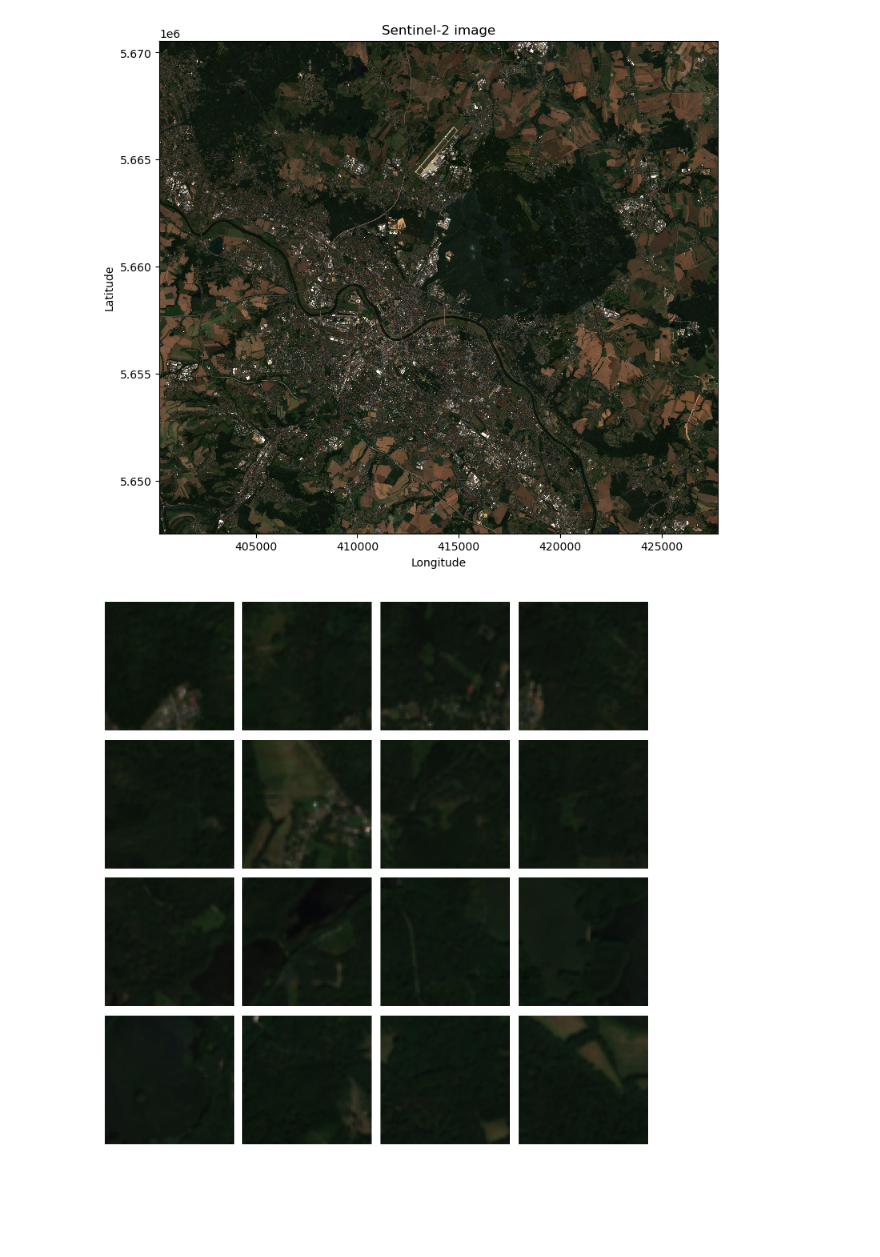
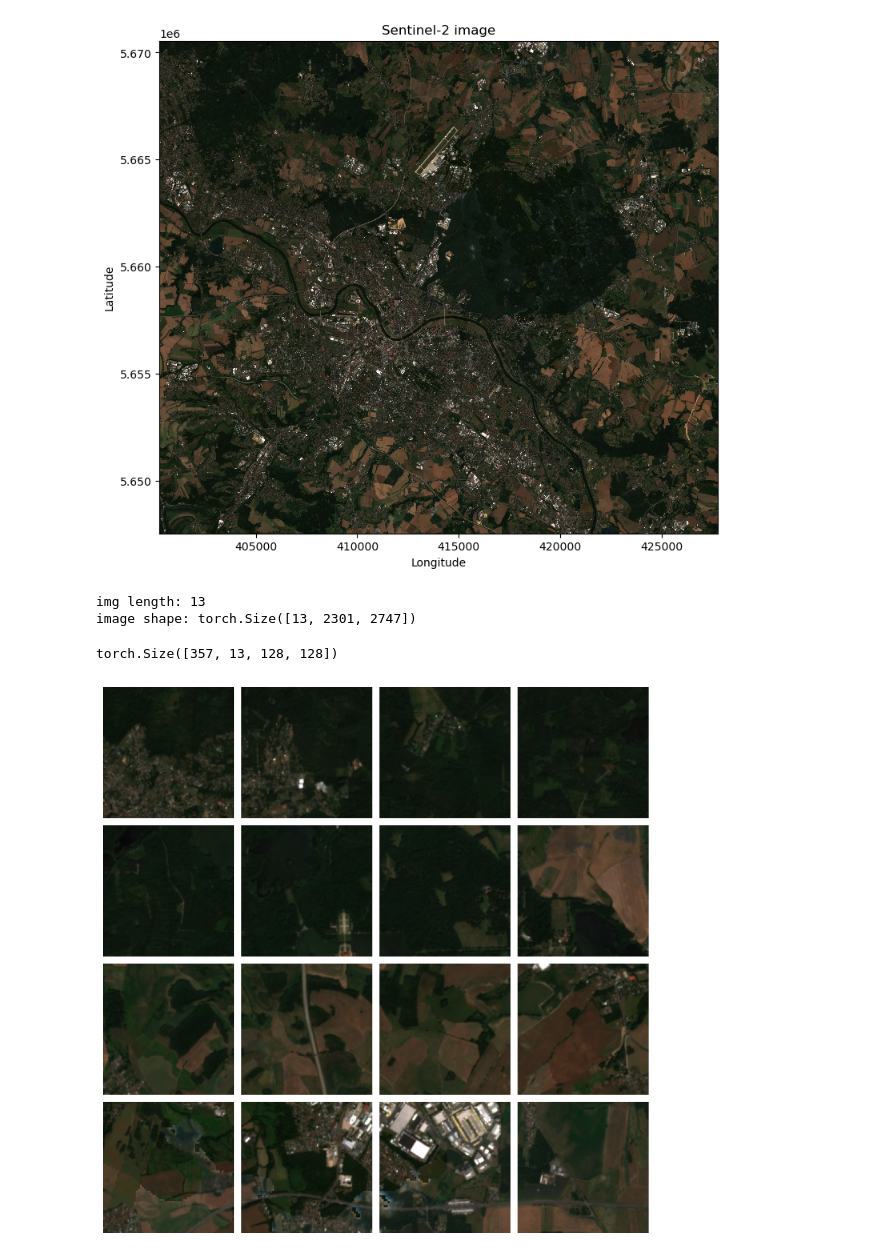
Before and after one commit to japanj/pugs-detection, a Jupyter notebook: notebooks/model_training.ipynb, the cells around one changed output. Cells and saved outputs as stored; diff of their text form; code cells hidden in the pictures; blank space fills up the shorter version.

Commit message:
test creating the satellite image patches

```diff
--- a/notebooks/model_training.ipynb
+++ b/notebooks/model_training.ipynb
@@ -32,2 +37,3 @@ class Patchify(nn.Module):
 # %%
 sentinel2_path = '../data/raw/sentinel-2/sentinel2_openeo_med_4months_dresden.geotiff'
+data = rioxarray.open_rasterio(sentinel2_path)
@@ -34,4 +56,0 @@ sentinel2_path = '../data/raw/sentinel-2/sentinel2_openeo_med_4months_dresden.ge
-# %%
-file_path = '../data/raw/sentinel-2/sentinel2_openeo_med_4months_dresden.geotiff'
-data = rioxarray.open_rasterio(file_path)
-data
@@ -96,40 +87,50 @@ plt.show()
 # %% [output]
 [figure]
 # %%
-import cv2
+patch = Patchify()
 
-patch = Patchify()
-# img_src = '../data/raw/sentinel-2/sentinel2_openeo_med_4months_dresden.geotiff'
-# image = cv2.imread(img_src)
-# image = cv2.cvtColor(image, cv2.COLOR_BGR2RGB)
 # Convert DataArray to NumPy array
-img = contrast_stretch(data).sel(band=[4, 3, 2]).values  # Convert xarray DataArray to NumPy
+# img = contrast_stretch(data).sel(band=[4, 3, 2]).values  # Convert xarray DataArray to NumPy
+
+img = contrast_stretch(data).values
+print("img length:", len(img))
 
 # Check if it's a multi-band image
-if len(img.shape) == 3:
-    img = np.stack([img[0], img[1], img[2]], axis=-1)  # RGB bands
-    # img = np.clip(img / np.max(img), 0, 1)  # Normalize
+# if len(img.shape) == 3:
+#     img = np.stack([img[0], img[1], img[2]], axis=-1)  # RGB bands
 
 # image = img.astype('float32') / 255.0  # Normalize to [0, 1]
 image = torch.from_numpy(img)
-image = image.permute(2,0,1)
-image = image.unsqueeze(0) #to add the batch dimension
+print("image shape:", image.shape)
+
+# image = image.permute(2, 0, 1) # change the order of the dimensions (height, width, channels) to (channels, height, width)
+image = image.unsqueeze(0) # to add the batch dimension in the 0th position
+
 p = patch(image)
-p = p.squeeze() #to remove the batch dimension for plotting
+p = p.squeeze() # to remove the batch dimension for plotting
+# %% [output]
+img length: 13
+image shape: torch.Size([13, 2301, 2747])
+# %%
+print(p.shape)
+# %% [output]
+torch.Size([357, 13, 128, 128])
 # %%
 from mpl_toolkits.axes_grid1 import ImageGrid
 
 def plot_patches(tensor):
-    fig = plt.figure(figsize=(8, 8))
+    fig = plt.figure(figsize=(10, 10))
     grid = ImageGrid(fig, 111, nrows_ncols=(4, 4), axes_pad=0.1)
 
     for i, ax in enumerate(grid):
-        patch = tensor[i].permute(1, 2, 0).numpy()
+        temp_tensor = tensor[i].permute(1, 2, 0)
+        patch = np.stack([temp_tensor[:,:,3], temp_tensor[:,:,2], temp_tensor[:,:,1]], axis=-1)  # RGB bands
+        # format of imshow function is (height, width, channels)
         ax.imshow(patch)
         ax.axis('off')
 
     plt.show()
 
 plot_patches(p)
 # %% [output]
-[figure, old version]
+[figure, new version]
```
Also changed, not shown: parts of 8 cells of this notebook.
